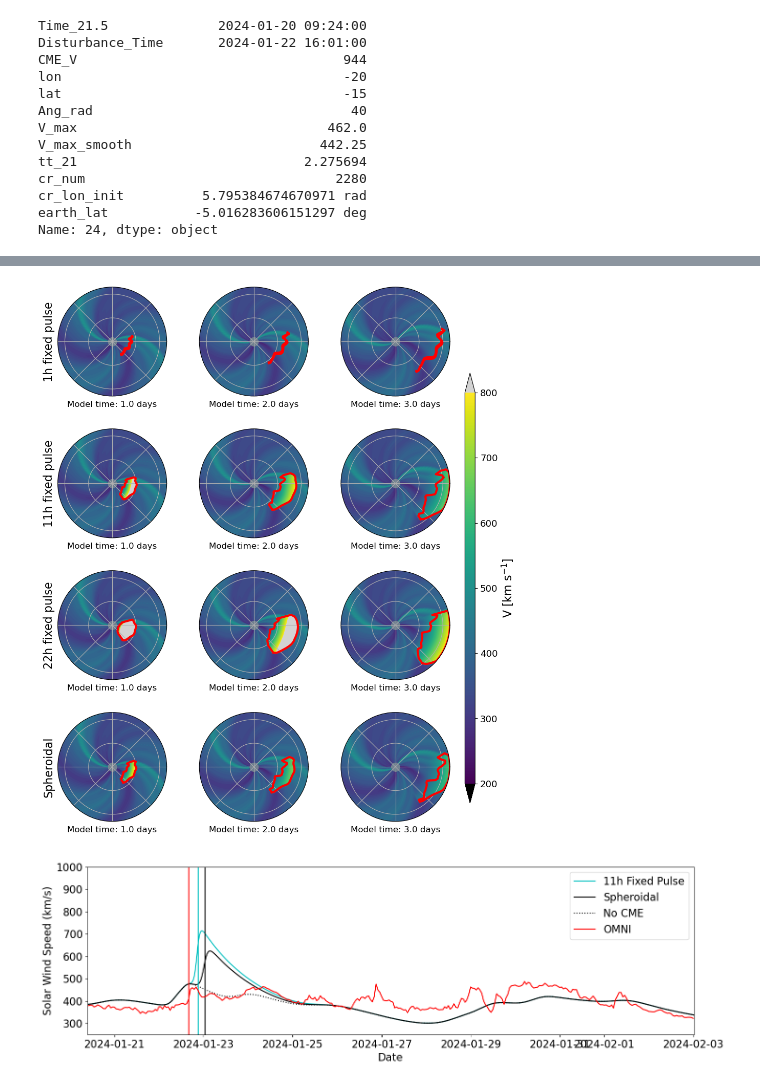
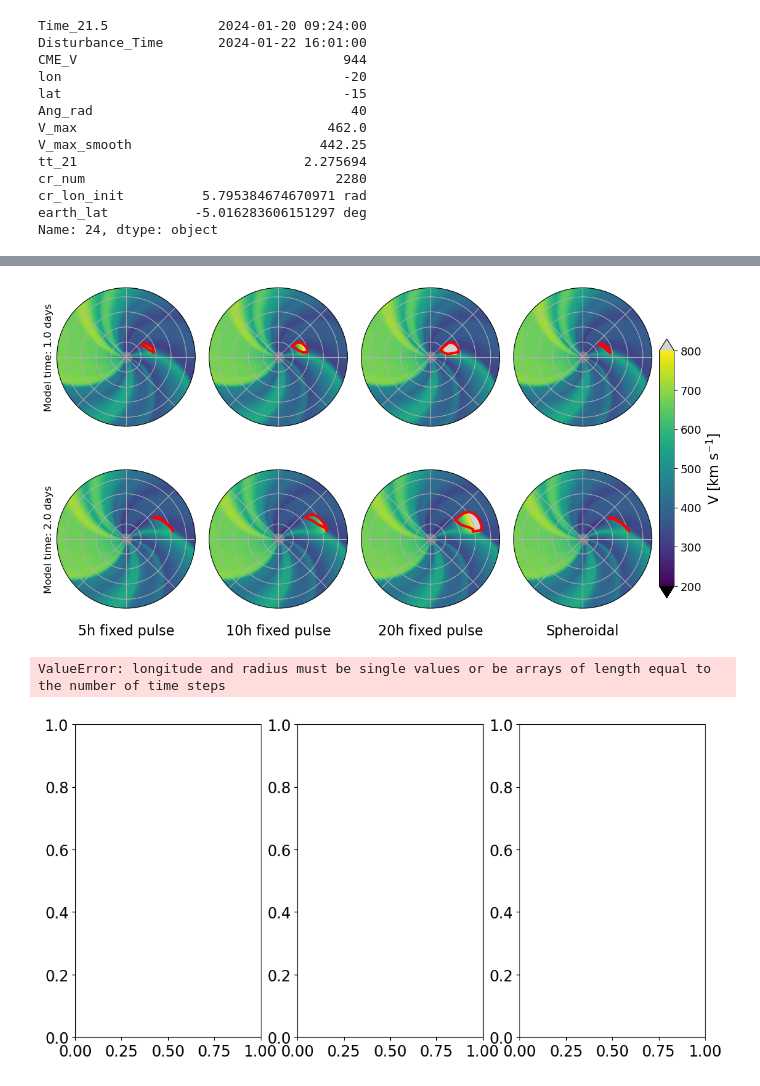
Before and after one commit to dechenlhamogyeltshen/CME_pulse_duration, a Jupyter notebook: huxt/schematics.ipynb, the cells around one changed output, grey strips where cells are left out. Cells and saved outputs as stored; diff of their text form; code cells hidden in the pictures.

```diff
--- a/huxt/schematics.ipynb
+++ b/huxt/schematics.ipynb
@@ -485,57 +534,57 @@ removing ICME #578
 # %%
 def plot_2D_example():
 
-    # Create a 2×3 grid of polar subplots for comparing two phases at three time stamps
-    fig, ax = plt.subplots(4, 3, figsize=(10, 12), subplot_kw={"projection": "polar"})
+    # Create a 2×4 grid of polar subplots for comparing two phases at three time stamps
+    fig, ax = plt.subplots(2, 4, figsize=(12, 6), subplot_kw={"projection": "polar"})
 
     # Define the two solar-cycle models and their labels
-    models = [one_model, eleven_model, twenty_model, sph_model]
-    labels = ["1h fixed pulse", "11h fixed pulse", "22h fixed pulse", "Spheroidal"]
+    models = [five_model, ten_model, twenty_model, sph_model]
+    labels = ["5h fixed pulse", "10h fixed pulse", "20h fixed pulse", "Spheroidal"]
 
     # Loop over models and plot CME evolution for multiple times
-    for row, (model, label) in enumerate(zip(models, labels)):
+    for col, (model, label) in enumerate(zip(models, labels)):
         cme = model.cmes[0]
         stats = cme.compute_arrival_at_body('Earth')
         hit_id = stats['hit_id']
         halfway_id = np.int64(np.fix(hit_id / 2.0))
 
         # Plot at 1, 2, and 3 days for each model
-        for col, time_out in enumerate([1 * u.day, 2 * u.day, 3 * u.day]):
+        for row, time_out in enumerate([1 * u.day, 2 * u.day]):
             id_t = plot_huxt_multi(ax[row, col], time_out, model)
 
             # Add annotation showing the model time corresponding to the plotted state
             time_label = "Model time: {:3.1f} days".format(model.time_out[id_t].to(u.day).value)
-            ax[row, col].text(0.5, -0.1, time_label, ha='center', fontsize=12, transform=ax[row, col].transAxes)
+            ax[row, 0].set_ylabel(time_label, fontsize=12)
 
         # Label the left column with the model description
-        ax[row, 0].set_ylabel(label, fontsize=16)
+        ax[1, col].set_xlabel(label, fontsize=16)
 
     # Adjust figure spacing to fit colourbar and subplot content cleanly
     fig.subplots_adjust(left=0.075, bottom=0.12, right=0.88, top=0.99, wspace=0.1, hspace=0.3)
 
     # Configure colourmap and normalisation for the velocity colour scale
     mymap = mpl.cm.viridis
     mymap.set_over('lightgrey')
     mymap.set_under([0, 0, 0])
     norm = mpl.colors.Normalize(vmin=200, vmax=800)
     smp = mpl.cm.ScalarMappable(norm=norm, cmap=mymap)
 
     # Add a vertical colorbar to the right of the subplot grid
     cbaxes = fig.add_axes([0.89, 0.15, 0.02, 0.7])
     cbar = fig.colorbar(smp, cax=cbaxes, orientation='vertical', extend='both')
     cbar.ax.tick_params(labelsize=13)
     cbar.set_label('V [km s$^{-1}$]')
 
     # Add legends to each subplot for CME boundaries and solar-wind structures
-    for row in range(4):
-        for col in range(3):
+    for row in range(2):
+        for col in range(4):
             ax[row, col].legend(bbox_to_anchor=(0.5, -0.1), loc="center", ncol=3, frameon=False, handletextpad=0.0, columnspacing=0.0)
 
     fig.savefig("/Users/dven/repos/CME_pulse_duration/huxt/figures/analysis/2d_pulse_example.pdf", dpi=300, bbox_inches='tight')
 
 plot_2D_example()
 # %% [output]
-[figure, old version]
+[figure, new version]
 # %%
 def plot_earth_timeseries(eleven_model, sph_model, bg_model, plot_omni=True):
     """
@@ -619,11 +668,20 @@ def plot_earth_timeseries(eleven_model, sph_model, bg_model, plot_omni=True):
 
 def plot_time_series():
 
-    fig, axs = plot_earth_timeseries(eleven_model, sph_model, bg_model, plot_omni = True)
+    fig, axs = plt.subplots(3, 1, figsize=(12, 6))
+
+    fig, axs[0] = plot_earth_timeseries(ten_model, sph_model, bg_model, plot_omni = True)
     axs[0].axvline(onecme['Disturbance_Time'], color='r')
+
+    fig, axs[1] = plot_earth_timeseries(MAS_ten_model, MAS_sph_model, MAS_bg_model, plot_omni = True)
+    axs[1].axvline(onecme['Disturbance_Time'], color='r')
+
+    fig, axs[2] = plot_earth_timeseries(WSA_ten_model, WSA_sph_model, WSA_bg_model, plot_omni = True)
+    axs[2].axvline(onecme['Disturbance_Time'], color='r')
 
     fig.savefig("/Users/dven/repos/CME_pulse_duration/huxt/figures/analysis/time_series_pulse_example.pdf", dpi=300, bbox_inches='tight')
 
 plot_time_series()
 # %% [output]
+ValueError: longitude and radius must be single values or be arrays of length equal to the number of time steps
-[figure, old version]
+[figure, new version]
```
Also changed, not shown: parts of 1 cell of this notebook, 8 other files.
